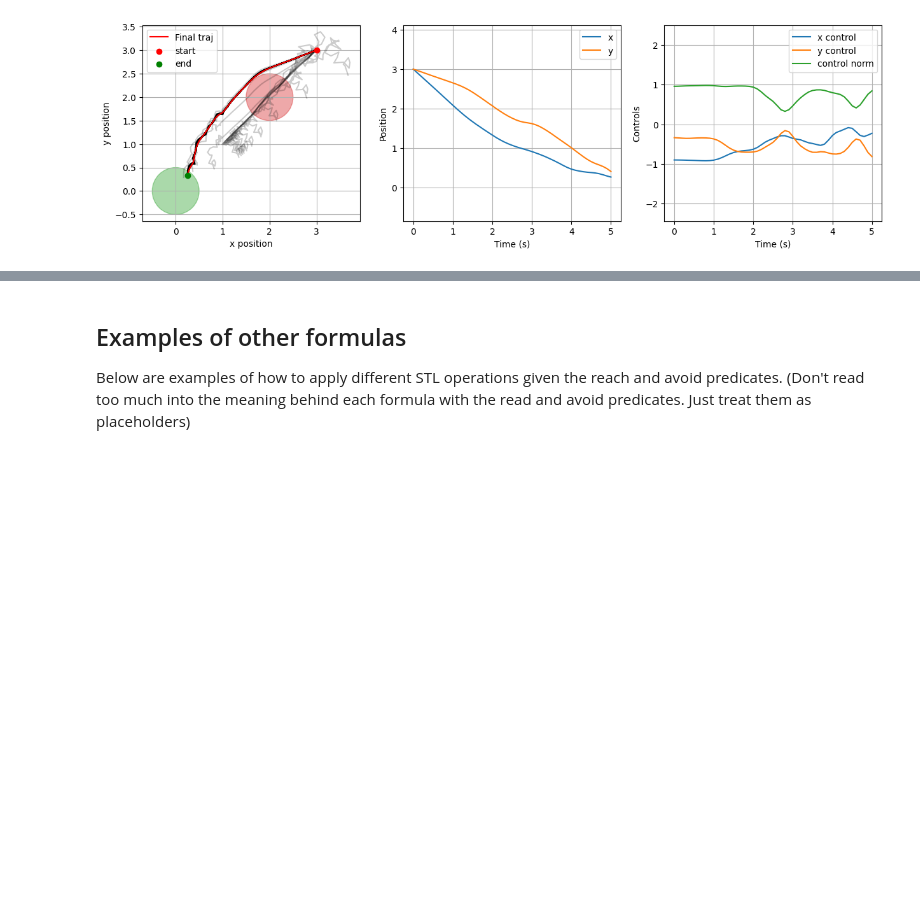
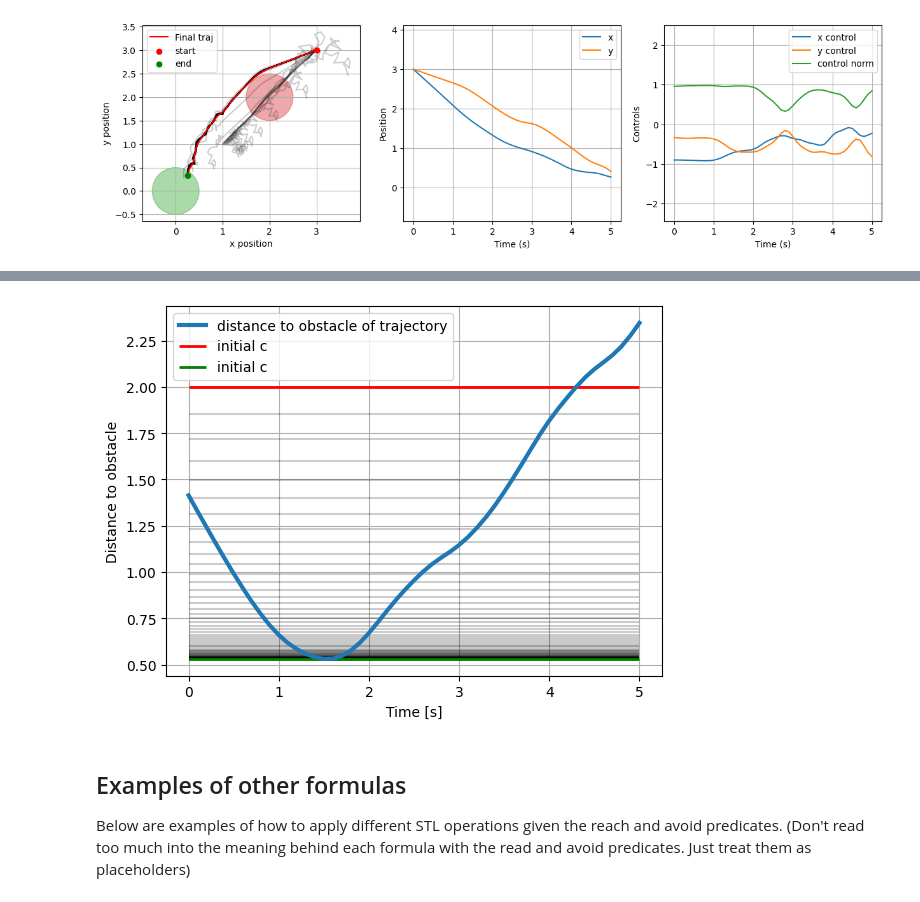
Before and after one commit to UW-CTRL/stljax, a Jupyter notebook: demo.ipynb, the cells around one changed output, grey strips where cells are left out. Drawn from its saved outputs; the diff is of its cells as text; code cells hidden in the pictures; blank space fills up the shorter version.

Commit message:
added parametric STL example in demo. more demo cleanup. updated docstrings

```diff
--- a/demo.ipynb
+++ b/demo.ipynb
@@ -155,12 +127,13 @@ Array([-2.5186005, -2.5186005, -2.5186005, -2.5186005, -2.5186005,
 # %%
-## Using Predicates
 # reverse is set to False since we are not assuming the trajectory is already time-reversed
-# Within the Predicate definition, the signal will automatically time-reverse the signal is reverse=False. User does not need to handle it.
-distance_to_origin_pred = Predicate("magnitude", compute_distance_to_origin, reverse=False, time_dim=time_dim)
+# Within the Predicate definition, the signal will be automatically time-reversed durogn robustness computation. User does not need to handle it.
+distance_to_origin_pred = Predicate("magnitude", predicate_function=compute_distance_to_origin, reverse=False, time_dim=time_dim)
 formula_pred = Eventually(distance_to_origin_pred < 0.5)
 
 formula_pred(states).squeeze()
 
+# compute robustness trace and value
+# inputs are jnp.arrays
 # robustness trace
 print("Robustness trace: ", formula_pred(states).squeeze() )
 
@@ -177,0 +149,4 @@ Robustness value:  -2.2557175
+# %%
+# make functions that output a scalar value for robustness, and compute the gradient.
+f = jax.jit(lambda states: formula_pred(states).mean())
+g = jax.jit(jax.grad(f))
@@ -590,0 +579,16 @@ Text(0, 0.5, 'Controls')
+# %%
+def parametric_stl_robustness(c, signal):
+    return Always(distance_to_obstacle > c).robustness(signal, time_dim=1).squeeze()**2
+
+traj = states_[-1]
+grad_jit = jax.jit(jax.grad(lambda c: parametric_stl_robustness(c, traj)))
+
+c = 2.
+cs = [c]
+lr = 0.05
+for i in range(100):
+    g = grad_jit(c)
+    c -= g * lr
+    cs.append(c)
+    if (i % 10) == 0:
+        print("%3i -- true robustness: %.4f  "%(i, parametric_stl_robustness(c, traj)))
@@ -591,3 +606,17 @@ Text(0, 0.5, 'Controls')
+# %%
+
+plt.plot(ts, jnp.linalg.norm(traj - obstacle_center, axis=-1, keepdims=True).squeeze()[:-1], linewidth=3, label="distance to obstacle of trajectory", zorder=5)
+plt.hlines(cs[0], ts[0], ts[-1], linewidth=2, color="red", label="initial c", zorder=4)
+plt.hlines(cs[-1], ts[0], ts[-1], linewidth=2, color="green", label="initial c", zorder=4)
+
+plt.hlines(cs, ts[0], ts[-1], alpha=0.2, color="black")
+plt.xlabel("Time [s]")
+plt.ylabel("Distance to obstacle")
+plt.legend()
+
+plt.grid()
+# %% [output]
+[figure, added]
 # %% [markdown]
 ## Examples of other formulas
 
```
Also changed, not shown: parts of 26 cells of this notebook, 1 other file.
